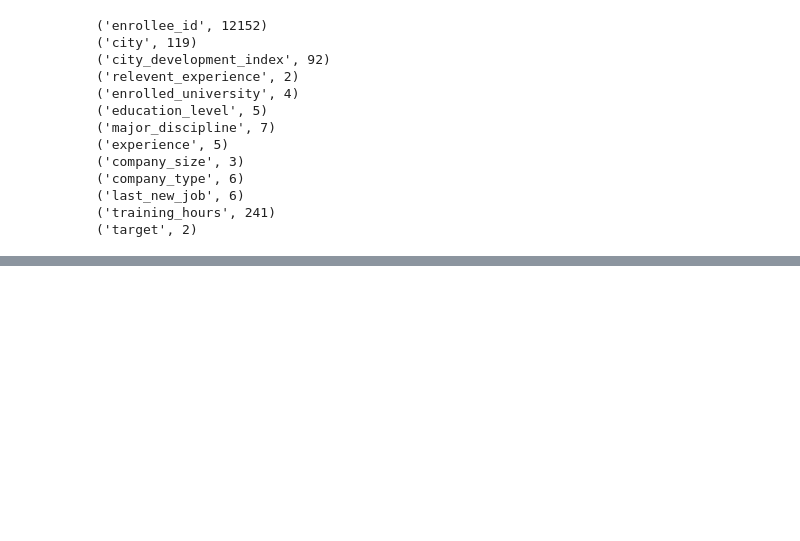
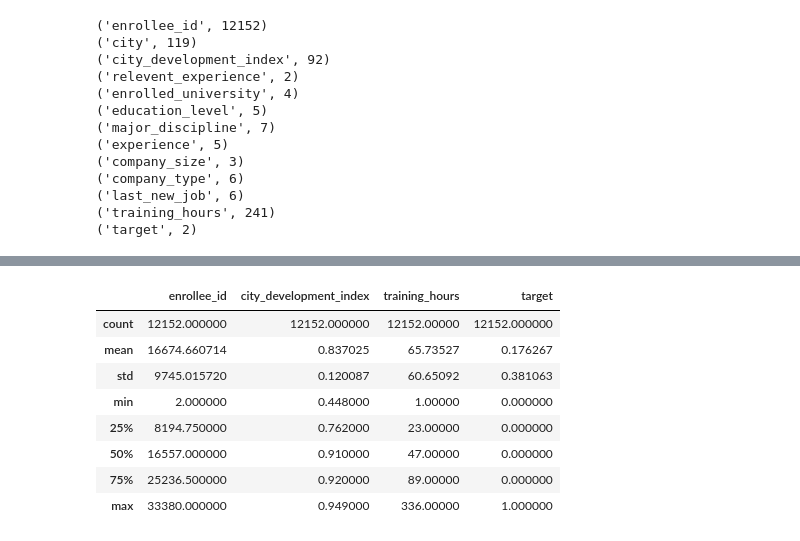
Before and after one commit to NevzatTaha/Hr_Analytic-Data-Cleaning-and-Prediction, a Jupyter notebook: HRAnalytic.ipynb, the cells around one changed output, grey strips where cells are left out. Cells and saved outputs as stored; diff of their text form; code cells hidden in the pictures; blank space fills up the shorter version.

```diff
--- a/HRAnalytic.ipynb
+++ b/HRAnalytic.ipynb
@@ -714,0 +720,12 @@ columnvalue(df)
+# %%
+df.describe()
+# %% [output]
+|  | enrollee_id | city_development_index | training_hours | target |
+| count | 12152.000000 | 12152.000000 | 12152.00000 | 12152.000000 |
+| mean | 16674.660714 | 0.837025 | 65.73527 | 0.176267 |
+| std | 9745.015720 | 0.120087 | 60.65092 | 0.381063 |
+| min | 2.000000 | 0.448000 | 1.00000 | 0.000000 |
+| 25% | 8194.750000 | 0.762000 | 23.00000 | 0.000000 |
+| 50% | 16557.000000 | 0.910000 | 47.00000 | 0.000000 |
+| 75% | 25236.500000 | 0.920000 | 89.00000 | 0.000000 |
+| max | 33380.000000 | 0.949000 | 336.00000 | 1.000000 |
```
Also changed, not shown: parts of 10 cells of this notebook.
